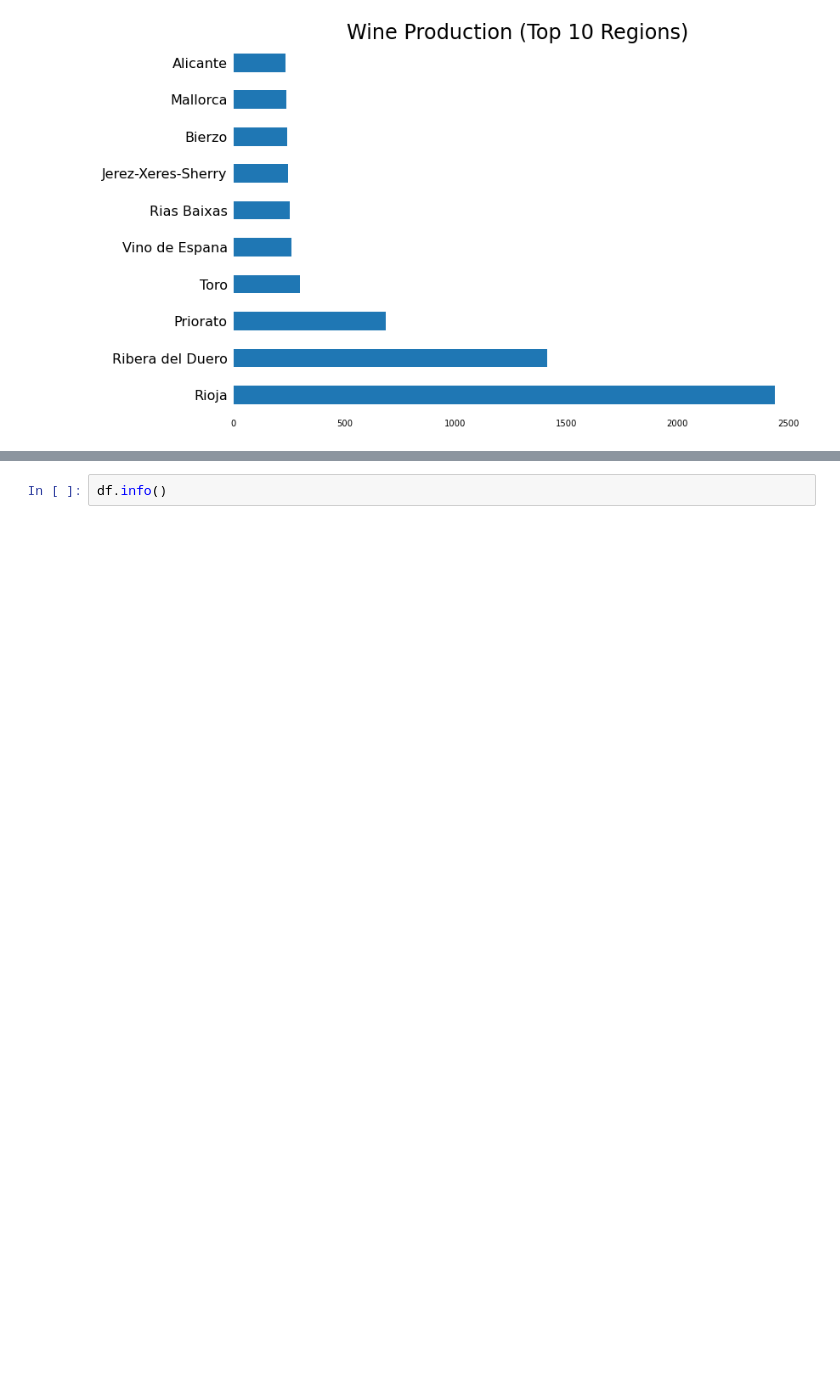
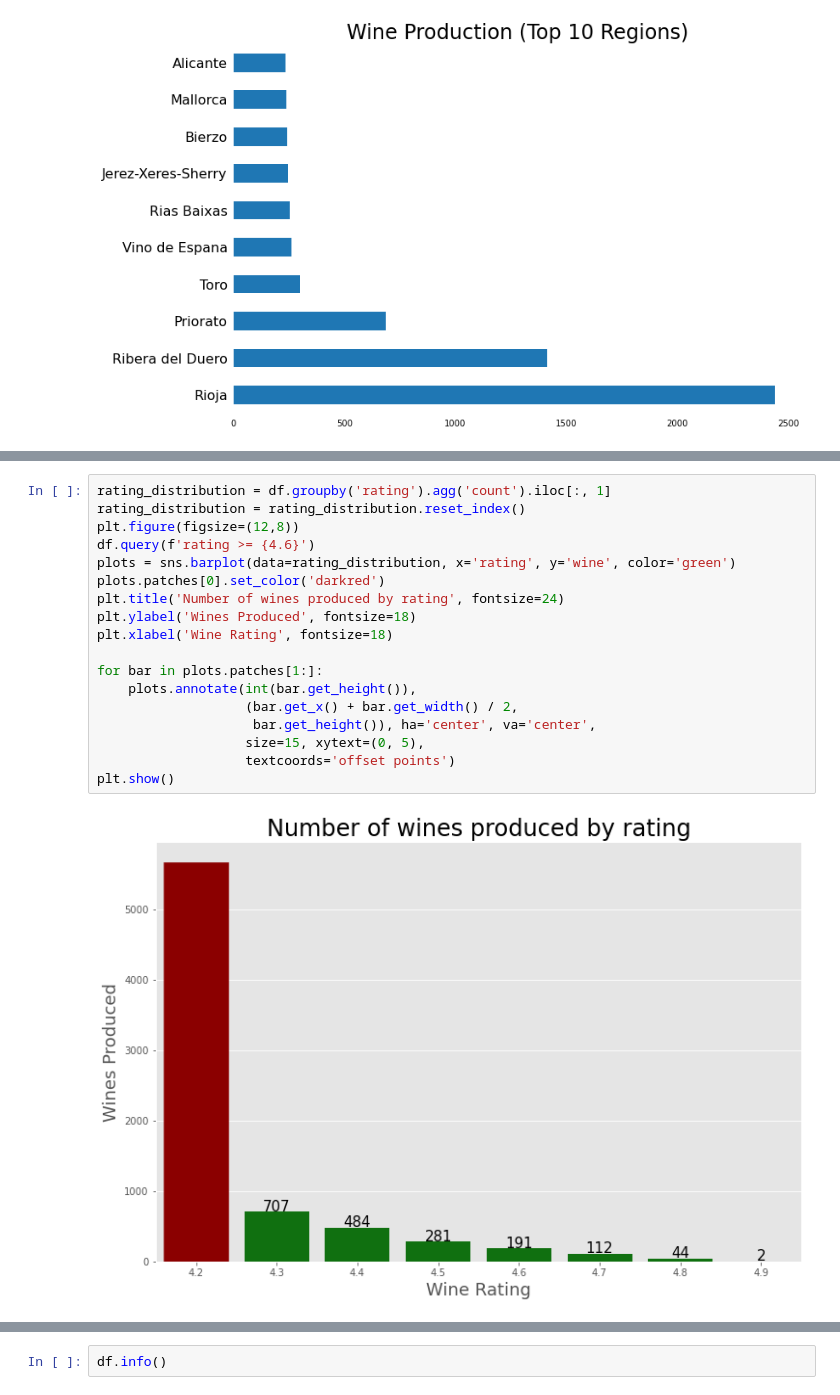
Before and after one commit to CharlesPizza/SpanishWineVisualization, a Jupyter notebook: SpanishWineExplore.ipynb, the cells around one changed output, grey strips where cells are left out. Saved outputs shown, nothing was run; the diff lists cells and outputs as text; blank space fills up the shorter version.

```diff
--- a/SpanishWineExplore.ipynb
+++ b/SpanishWineExplore.ipynb
@@ -150,0 +178,20 @@ plt.show()
+# %%
+rating_distribution = df.groupby('rating').agg('count').iloc[:, 1]
+rating_distribution = rating_distribution.reset_index()
+plt.figure(figsize=(12,8))
+df.query(f'rating >= {4.6}')
+plots = sns.barplot(data=rating_distribution, x='rating', y='wine', color='green')
+plots.patches[0].set_color('darkred')
+plt.title('Number of wines produced by rating', fontsize=24)
+plt.ylabel('Wines Produced', fontsize=18)
+plt.xlabel('Wine Rating', fontsize=18)
+
+for bar in plots.patches[1:]:
+    plots.annotate(int(bar.get_height()),
+                   (bar.get_x() + bar.get_width() / 2,
+                    bar.get_height()), ha='center', va='center',
+                   size=15, xytext=(0, 5),
+                   textcoords='offset points')
+plt.show()
+# %% [output]
+[figure, added]
```
Also changed, not shown: parts of 8 cells of this notebook.
